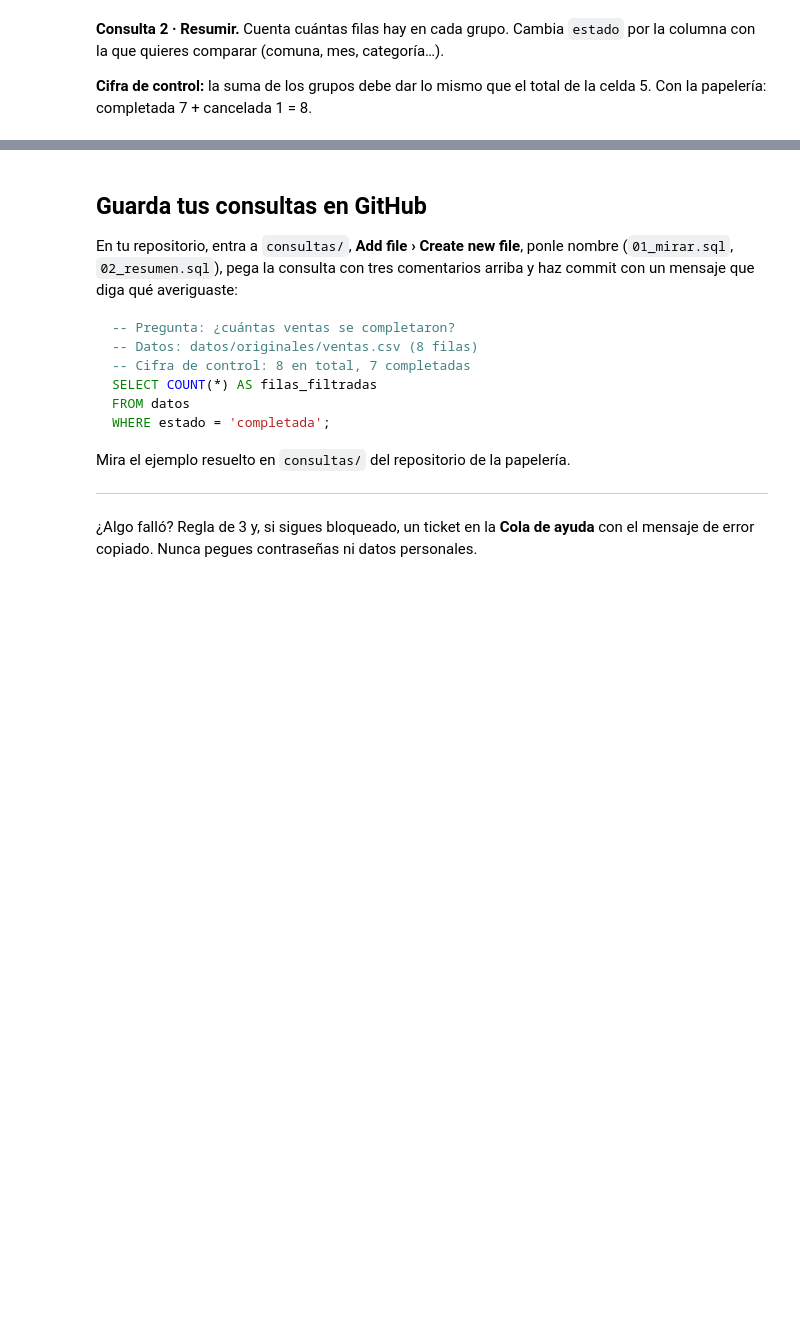
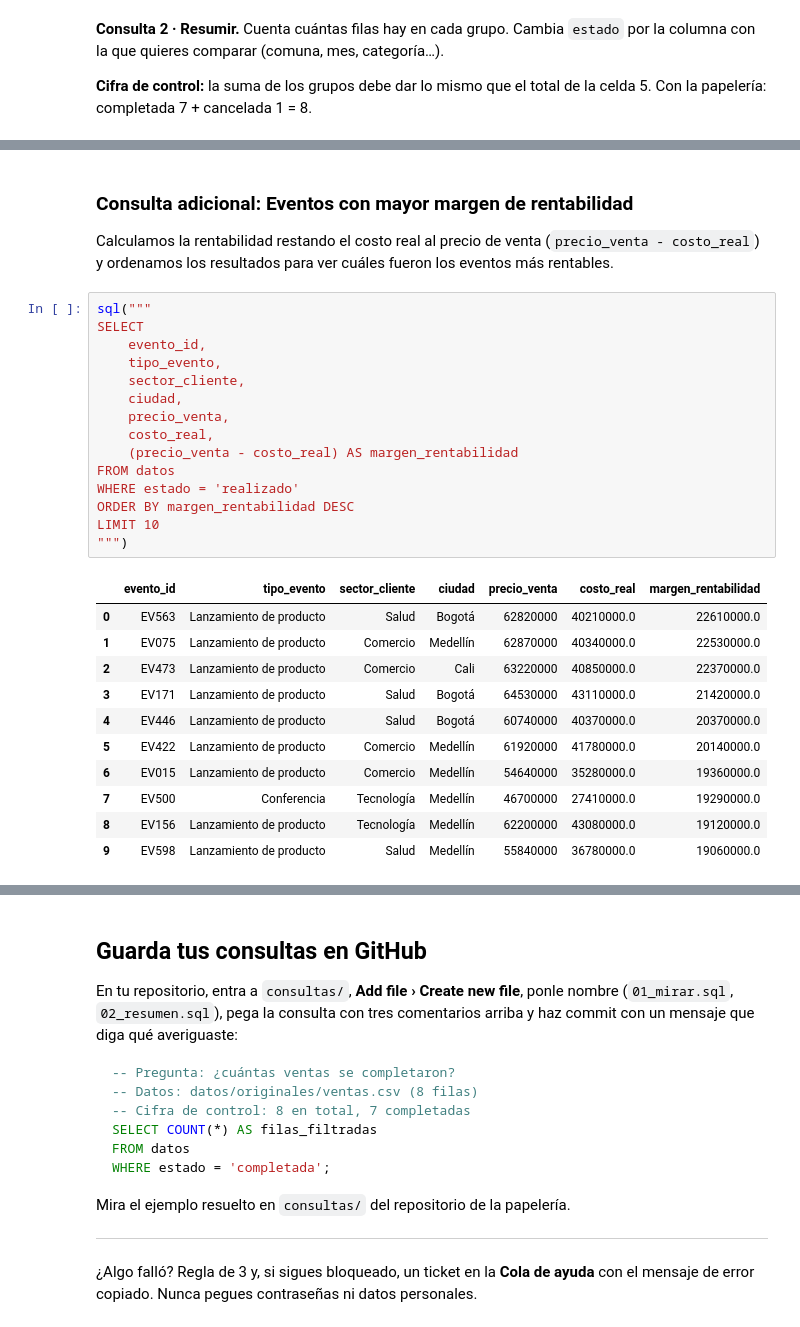
Before and after one commit to stevenjm97/Equipo-2-An-lisis-de-datos-B-sico, a Jupyter notebook: notebooks/01_consultas.ipynb, the cells around one changed output, grey strips where cells are left out. Drawn from its saved outputs; the diff is of its cells as text; blank space fills up the shorter version.

```diff
--- a/notebooks/01_consultas.ipynb
+++ b/notebooks/01_consultas.ipynb
@@ -118,0 +176,30 @@ ORDER BY filas DESC
+# %% [markdown]
+### Consulta adicional: Eventos con mayor margen de rentabilidad
+Calculamos la rentabilidad restando el costo real al precio de venta (`precio_venta - costo_real`) y ordenamos los resultados para ver cuáles fueron los eventos más rentables.
+# %%
+sql("""
+SELECT
+    evento_id,
+    tipo_evento,
+    sector_cliente,
+    ciudad,
+    precio_venta,
+    costo_real,
+    (precio_venta - costo_real) AS margen_rentabilidad
+FROM datos
+WHERE estado = 'realizado'
+ORDER BY margen_rentabilidad DESC
+LIMIT 10
+""")
+# %% [output]
+|  | evento_id | tipo_evento | sector_cliente | ciudad | precio_venta | costo_real | margen_rentabilidad |
+| 0 | EV563 | Lanzamiento de producto | Salud | Bogotá | 62820000 | 40210000.0 | 22610000.0 |
+| 1 | EV075 | Lanzamiento de producto | Comercio | Medellín | 62870000 | 40340000.0 | 22530000.0 |
+| 2 | EV473 | Lanzamiento de producto | Comercio | Cali | 63220000 | 40850000.0 | 22370000.0 |
+| 3 | EV171 | Lanzamiento de producto | Salud | Bogotá | 64530000 | 43110000.0 | 21420000.0 |
+| 4 | EV446 | Lanzamiento de producto | Salud | Bogotá | 60740000 | 40370000.0 | 20370000.0 |
+| 5 | EV422 | Lanzamiento de producto | Comercio | Medellín | 61920000 | 41780000.0 | 20140000.0 |
+| 6 | EV015 | Lanzamiento de producto | Comercio | Medellín | 54640000 | 35280000.0 | 19360000.0 |
+| 7 | EV500 | Conferencia | Tecnología | Medellín | 46700000 | 27410000.0 | 19290000.0 |
+| 8 | EV156 | Lanzamiento de producto | Tecnología | Medellín | 62200000 | 43080000.0 | 19120000.0 |
+| 9 | EV598 | Lanzamiento de producto | Salud | Medellín | 55840000 | 36780000.0 | 19060000.0 |
```
Also changed, not shown: parts of 15 cells of this notebook.
